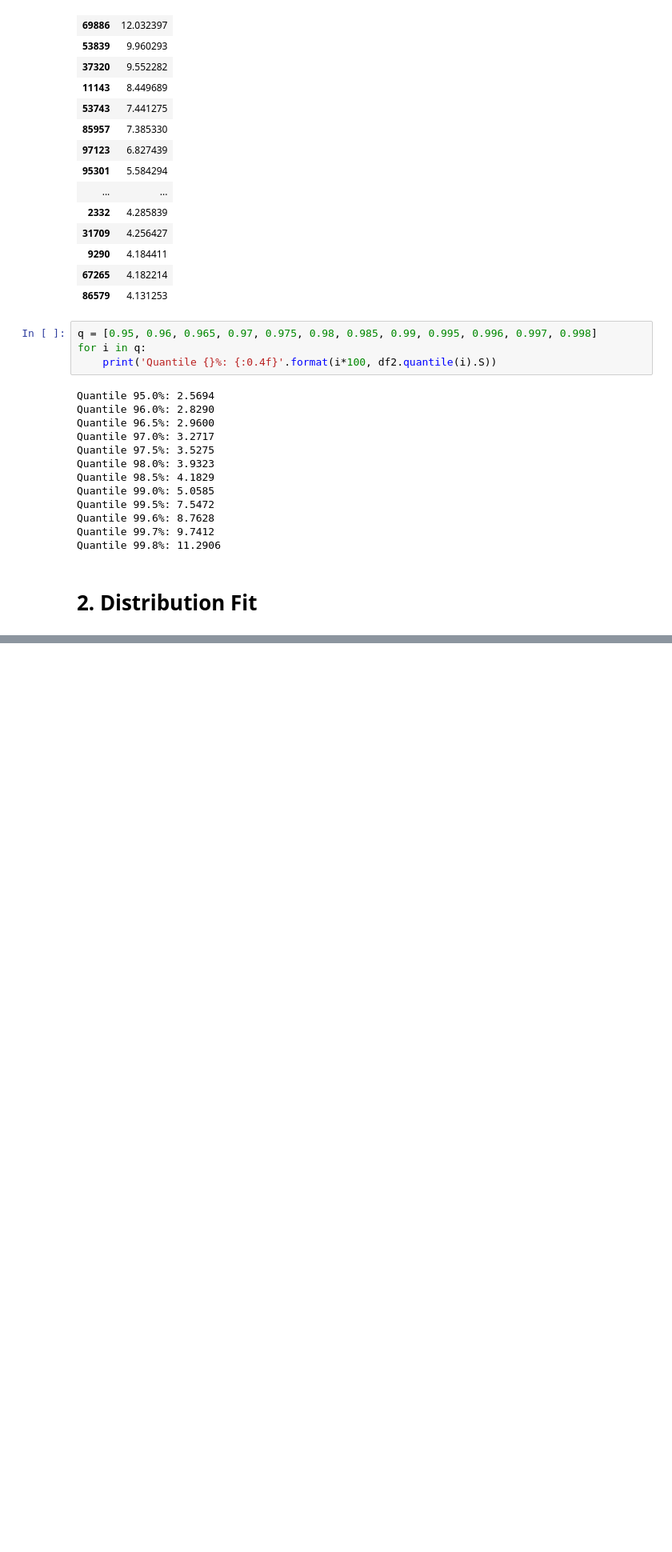
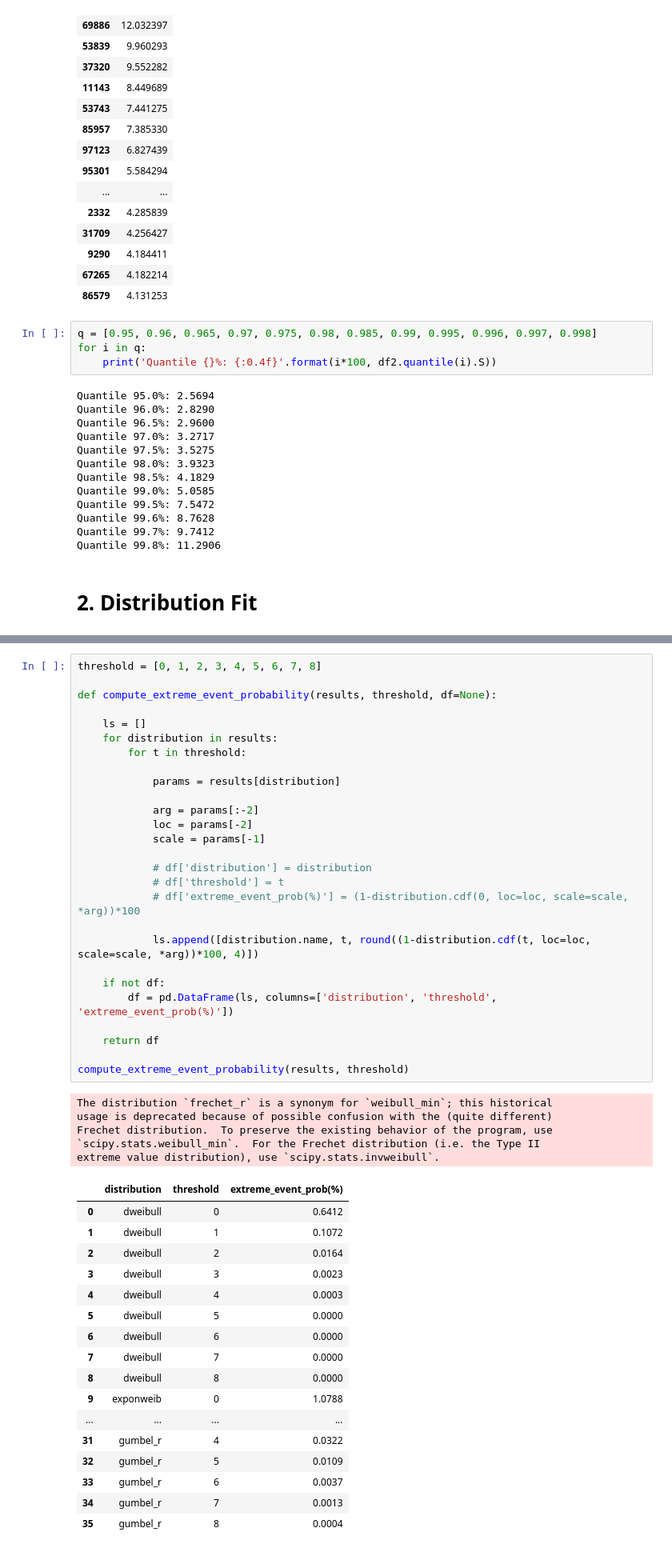
Before and after one commit to geraldomsousaj/industrial-challenge-EDF, a Jupyter notebook: 3_0_geraldomsousaj_hydraulic_model.ipynb, the cells around one changed output, grey strips where cells are left out. Shown at 80% size. Cells and saved outputs as stored; diff of their text form; blank space fills up the shorter version.

```diff
--- a/3_0_geraldomsousaj_hydraulic_model.ipynb
+++ b/3_0_geraldomsousaj_hydraulic_model.ipynb
@@ -239 +243,51 @@ Text(0, 0.5, 'Frequency')
 [figure]
+# %%
+threshold = [0, 1, 2, 3, 4, 5, 6, 7, 8]
+
+def compute_extreme_event_probability(results, threshold, df=None):
+
+    ls = []
+    for distribution in results:
+        for t in threshold:
+
+            params = results[distribution]
+
+            arg = params[:-2]
+            loc = params[-2]
+            scale = params[-1]
+
+            # df['distribution'] = distribution
+            # df['threshold'] = t
+            # df['extreme_event_prob(%)'] = (1-distribution.cdf(0, loc=loc, scale=scale, *arg))*100
+
+            ls.append([distribution.name, t, round((1-distribution.cdf(t, loc=loc, scale=scale, *arg))*100, 4)])
+
+    if not df:
+        df = pd.DataFrame(ls, columns=['distribution', 'threshold', 'extreme_event_prob(%)'])
+
+    return df
+
+compute_extreme_event_probability(results, threshold)
+# %% [output]
+The distribution `frechet_r` is a synonym for `weibull_min`; this historical
+usage is deprecated because of possible confusion with the (quite different)
+Frechet distribution.  To preserve the existing behavior of the program, use
+`scipy.stats.weibull_min`.  For the Frechet distribution (i.e. the Type II
+extreme value distribution), use `scipy.stats.invweibull`.
+|  | distribution | threshold | extreme_event_prob(%) |
+| 0 | dweibull | 0 | 0.6412 |
+| 1 | dweibull | 1 | 0.1072 |
+| 2 | dweibull | 2 | 0.0164 |
+| 3 | dweibull | 3 | 0.0023 |
+| 4 | dweibull | 4 | 0.0003 |
+| 5 | dweibull | 5 | 0.0000 |
+| 6 | dweibull | 6 | 0.0000 |
+| 7 | dweibull | 7 | 0.0000 |
+| 8 | dweibull | 8 | 0.0000 |
+| 9 | exponweib | 0 | 1.0788 |
+| ... | ... | ... | ... |
+| 31 | gumbel_r | 4 | 0.0322 |
+| 32 | gumbel_r | 5 | 0.0109 |
+| 33 | gumbel_r | 6 | 0.0037 |
+| 34 | gumbel_r | 7 | 0.0013 |
+| 35 | gumbel_r | 8 | 0.0004 |
```
Also changed, not shown: parts of 2 cells of this notebook.
